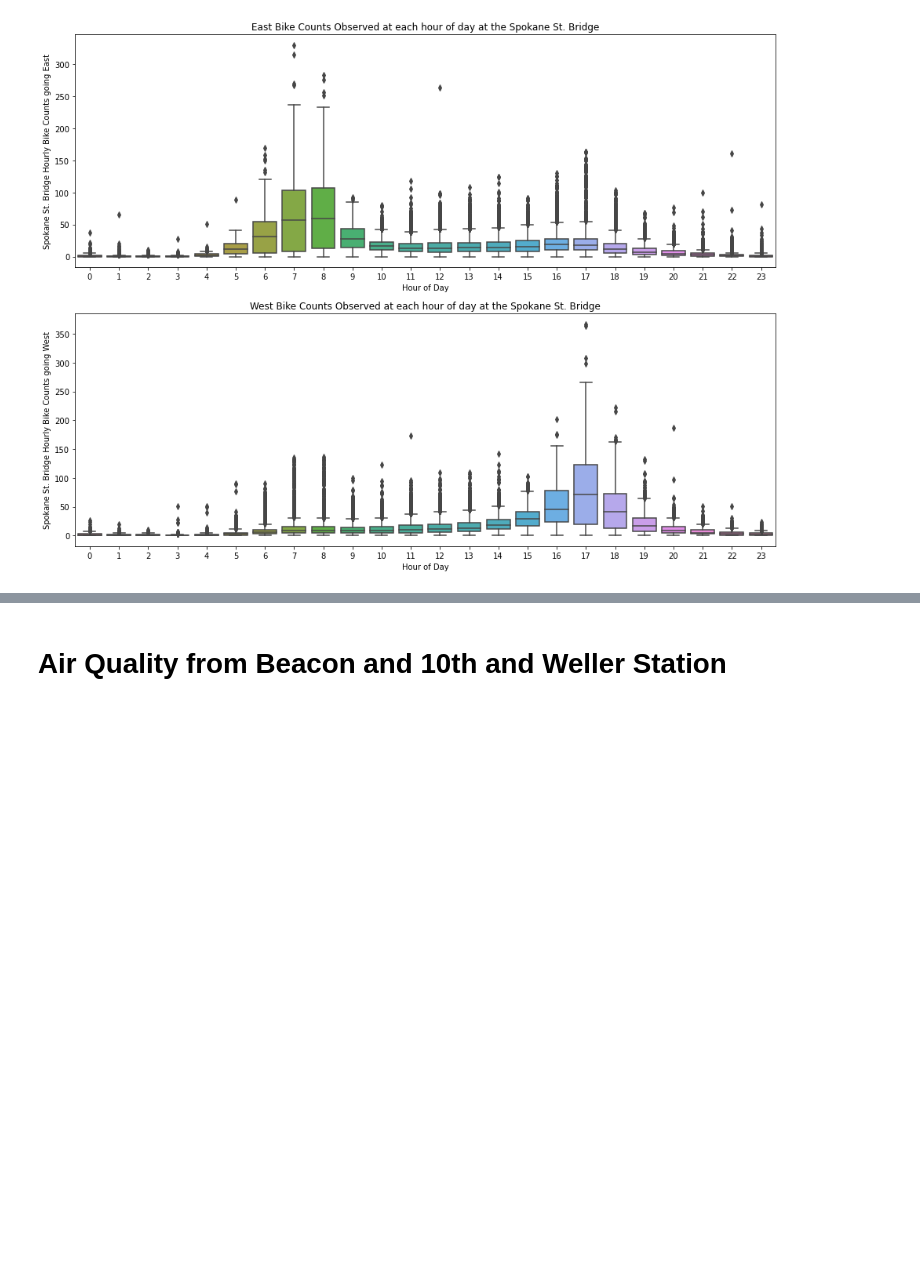
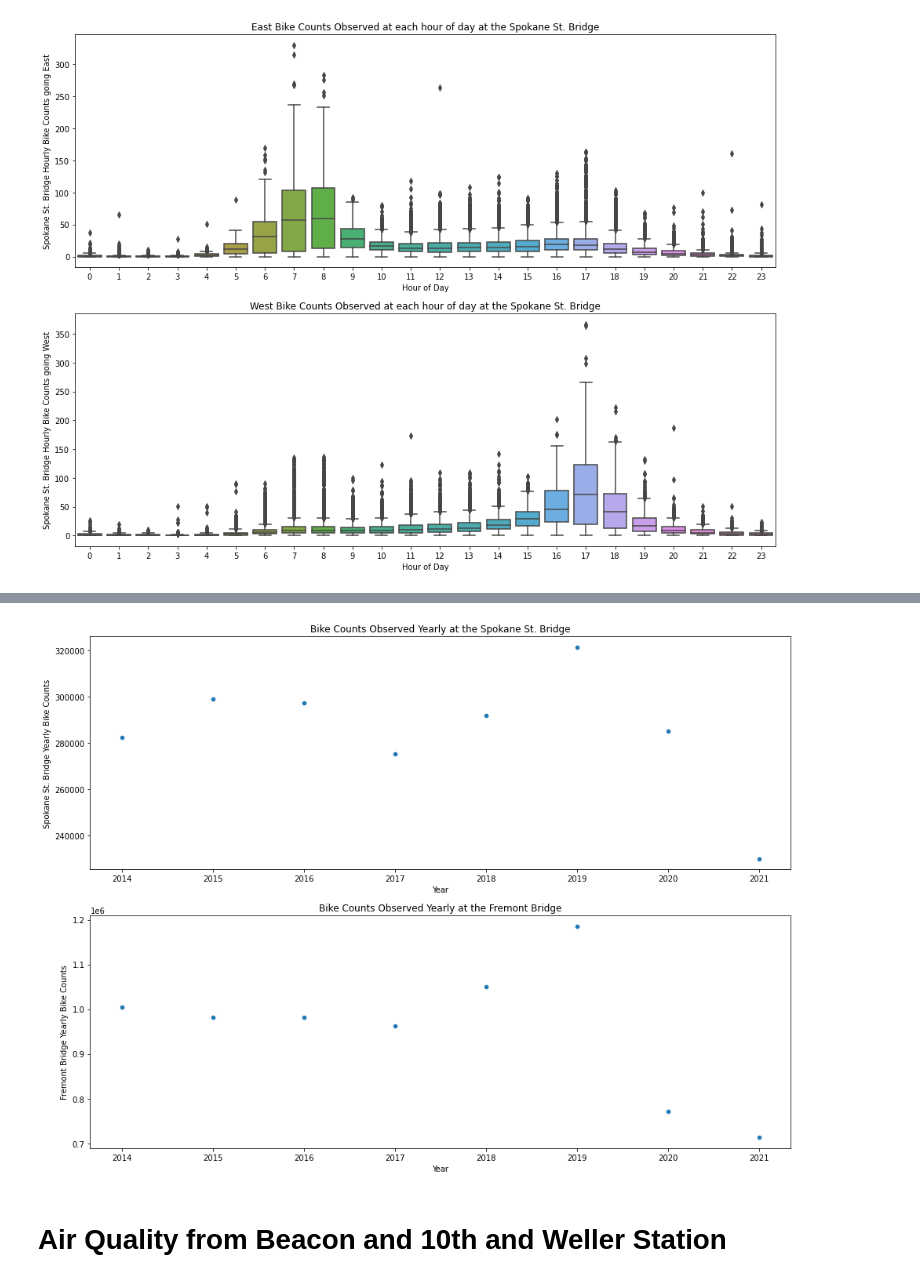
Before and after one commit to aworthyperson/Bike_Counters_Air_Quality, a Jupyter notebook: Bike_and_AQ_import_python.ipynb, the cells around one changed output, grey strips where cells are left out. Cells and saved outputs as stored; diff of their text form; code cells hidden in the pictures; blank space fills up the shorter version.

```diff
--- a/Bike_and_AQ_import_python.ipynb
+++ b/Bike_and_AQ_import_python.ipynb
@@ -232,0 +188,7 @@ result
+# %%
+yearly= yearly.reset_index()
+
+yearly['time_yr'] = yearly.Date.dt.year
+
+
+yearly
@@ -289,3 +318,31 @@ ax1.set(ylabel='Spokane St. Bridge Hourly Bike Counts going West',
+# %%
+import matplotlib.pyplot as plt
+import seaborn
+
+
+fig, (ax, ax1) = plt.subplots(nrows=2, ncols=1,figsize=(16,12))
+seaborn.scatterplot(x = yearly.time_yr,
+                y = yearly['Spokane St. Bridge Total'],
+                ax = ax)
+
+
+ax.set(ylabel='Spokane St. Bridge Yearly Bike Counts',
+       xlabel='Year',
+       title='Bike Counts Observed Yearly at the Spokane St. Bridge');
+
+
+
+seaborn.scatterplot(x = yearly.time_yr,
+                y = yearly['Fremont Bridge Total'],
+                ax = ax1)
+
+
+ax1.set(ylabel='Fremont Bridge Yearly Bike Counts',
+       xlabel='Year',
+       title='Bike Counts Observed Yearly at the Fremont Bridge');
+#plt.savefig('box_plot_hour.pdf')
+# %% [output]
+[figure, added]
 # %% [markdown]
 # Air Quality from Beacon and 10th and Weller Station
 # %%
```
Also changed, not shown: parts of 11 cells of this notebook.
